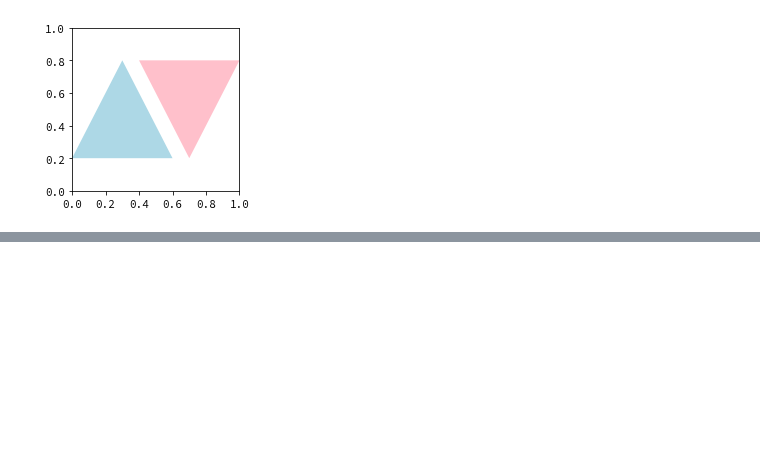
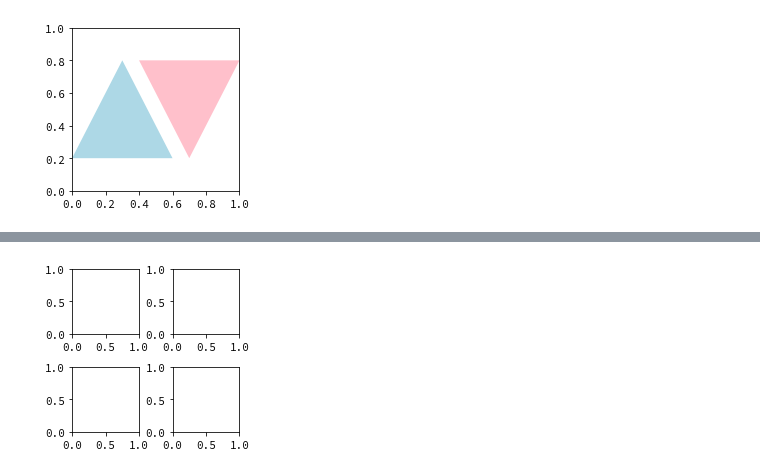
Before and after one commit to ikki02/Python, a Jupyter notebook: JupyterNotebook - Matplotlib/Matplotlib2.ipynb, the cells around one changed output, grey strips where cells are left out. Saved outputs shown, nothing was run; the diff lists cells and outputs as text; code cells hidden in the pictures; blank space fills up the shorter version.

```diff
--- a/JupyterNotebook - Matplotlib/Matplotlib2.ipynb
+++ b/JupyterNotebook - Matplotlib/Matplotlib2.ipynb
@@ -113,0 +147,11 @@ plt.show()
+# %%
+# サブプロット間の余白を指定する。: .subplot_adjust()
+fig = plt.figure(figsize=(3,3))
+ax1 = fig.add_subplot(221)
+ax2 = fig.add_subplot(222)
+ax3 = fig.add_subplot(223)
+ax4 = fig.add_subplot(224)
+fig.subplots_adjust(wspace=0.5, hspace=0.5) #コメントアウトすると目盛が重複することを確認しよう
+plt.show()
+# %% [output]
+[figure, added]
```
Also changed, not shown: parts of 32 cells of this notebook.
